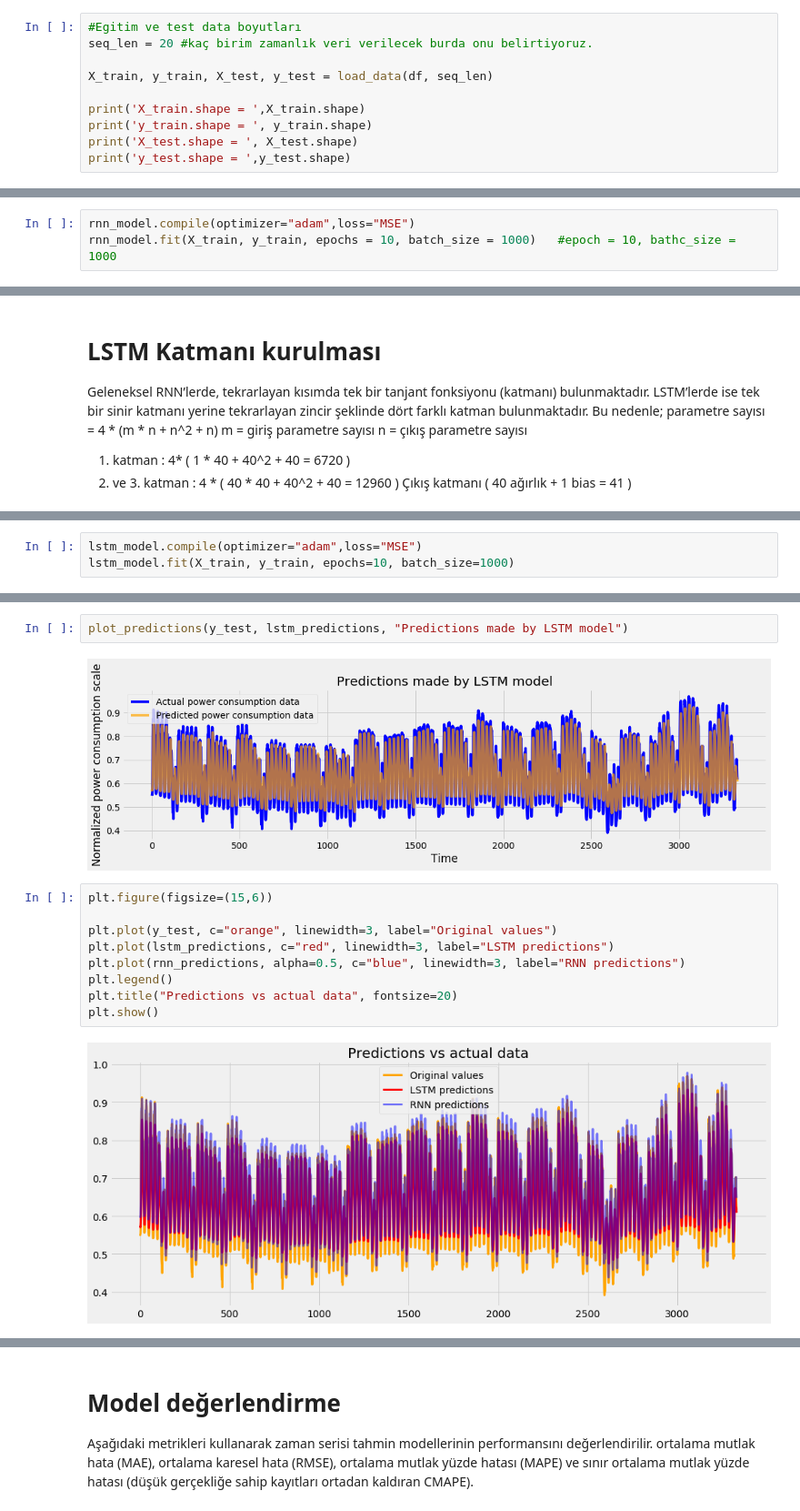
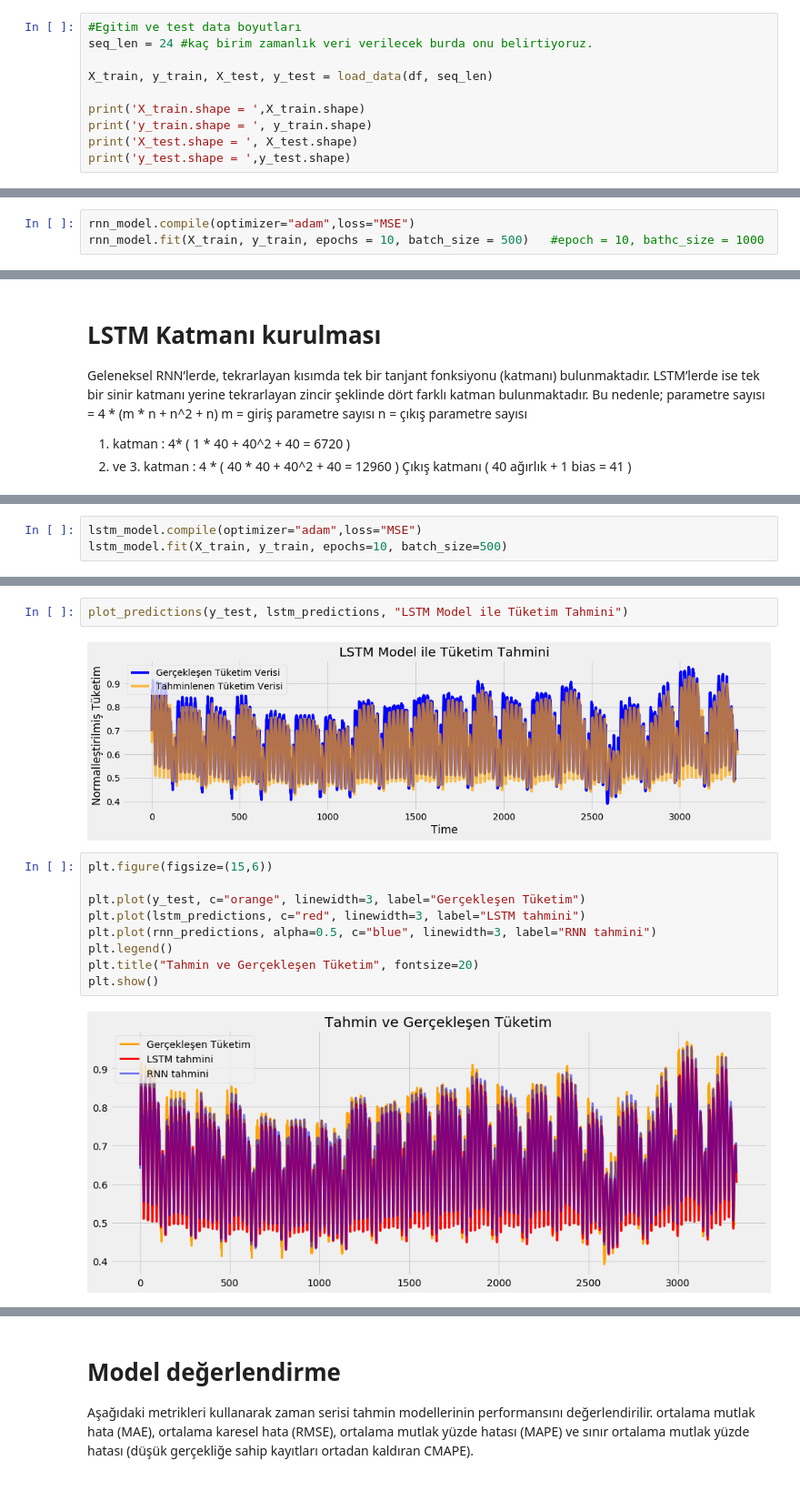
Before and after one commit to suzanozturk/RNN_LSTM_Prediction, a Jupyter notebook: RNN_and_LSTM_Forecast.ipynb, the cells around one changed output, grey strips where cells are left out. Shown at 91% size. Saved outputs shown, nothing was run; the diff lists cells and outputs as text.

```diff
--- a/RNN_and_LSTM_Forecast.ipynb
+++ b/RNN_and_LSTM_Forecast.ipynb
@@ -197,7 +186,7 @@ def load_data(stock, seq_len):
 # Son 20 saatin değerlerini kullanarak tüketimin tahmin edilmesi
 # %%
 #Egitim ve test data boyutları
-seq_len = 20 #kaç birim zamanlık veri verilecek burda onu belirtiyoruz.
+seq_len = 24 #kaç birim zamanlık veri verilecek burda onu belirtiyoruz.
 
 X_train, y_train, X_test, y_test = load_data(df, seq_len)
 
@@ -284,6 +273,6 @@ Mutlak minimim değerinin bulunması için: Yapay sinir ağlarının optimizasyo
 Gradyan inişi yöntemini esas alan çeşitli algoritmalar : Rmsprop, Adagrad, Adam, Nadam
 # %%
 rnn_model.compile(optimizer="adam",loss="MSE")
-rnn_model.fit(X_train, y_train, epochs = 10, batch_size = 1000)   #epoch = 10, bathc_size = 1000
+rnn_model.fit(X_train, y_train, epochs = 10, batch_size = 500)   #epoch = 10, bathc_size = 1000
 # %% [output]
 Epoch 1/10
@@ -391,6 +380,6 @@ Non-trainable params: 0
 _________________________________________________________________
 # %%
 lstm_model.compile(optimizer="adam",loss="MSE")
-lstm_model.fit(X_train, y_train, epochs=10, batch_size=1000)
+lstm_model.fit(X_train, y_train, epochs=10, batch_size=500)
 # %% [output]
 Epoch 1/10
@@ -424,17 +413,17 @@ R^2 Score of LSTM model =  0.7484450861936396
 # %%
-plot_predictions(y_test, lstm_predictions, "Predictions made by LSTM model")
+plot_predictions(y_test, lstm_predictions, "LSTM Model ile Tüketim Tahmini")
 # %% [output]
-[figure, old version]
+[figure, new version]
 # %%
 plt.figure(figsize=(15,6))
 
-plt.plot(y_test, c="orange", linewidth=3, label="Original values")
-plt.plot(lstm_predictions, c="red", linewidth=3, label="LSTM predictions")
-plt.plot(rnn_predictions, alpha=0.5, c="blue", linewidth=3, label="RNN predictions")
+plt.plot(y_test, c="orange", linewidth=3, label="Gerçekleşen Tüketim")
+plt.plot(lstm_predictions, c="red", linewidth=3, label="LSTM tahmini")
+plt.plot(rnn_predictions, alpha=0.5, c="blue", linewidth=3, label="RNN tahmini")
 plt.legend()
-plt.title("Predictions vs actual data", fontsize=20)
+plt.title("Tahmin ve Gerçekleşen Tüketim", fontsize=20)
 plt.show()
 # %% [output]
-[figure, old version]
+[figure, new version]
 # %%
 y_predictions_lstm = pd.DataFrame(lstm_predictions, columns = ['dagitilan'])
```
Also changed, not shown: parts of 20 cells of this notebook.
